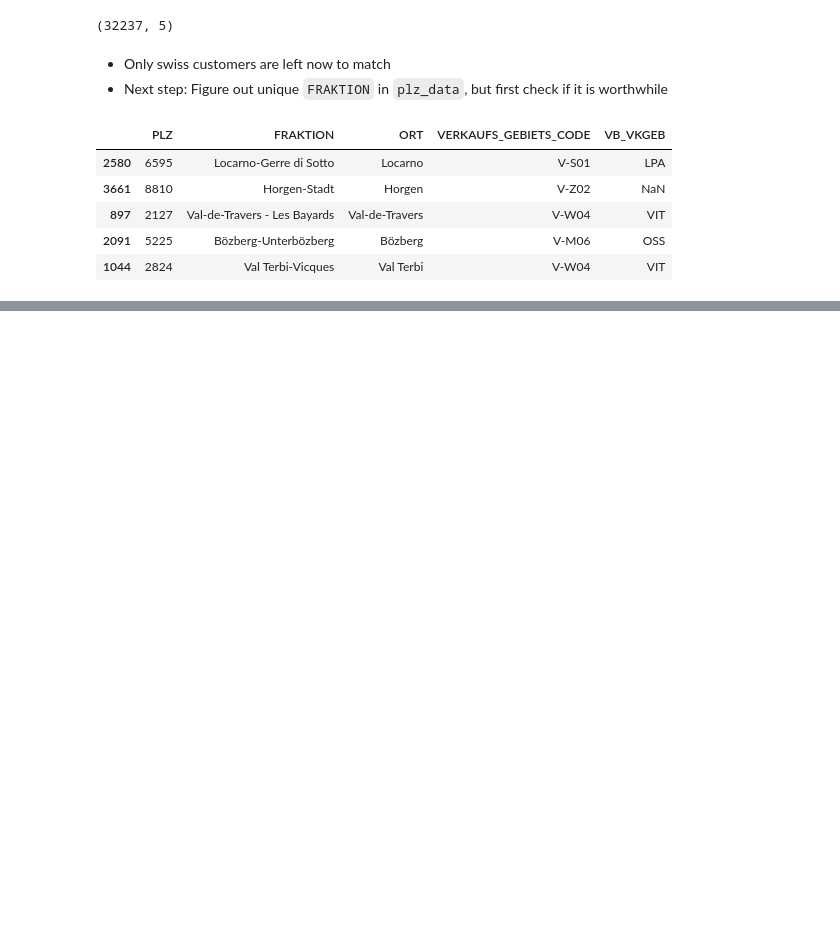
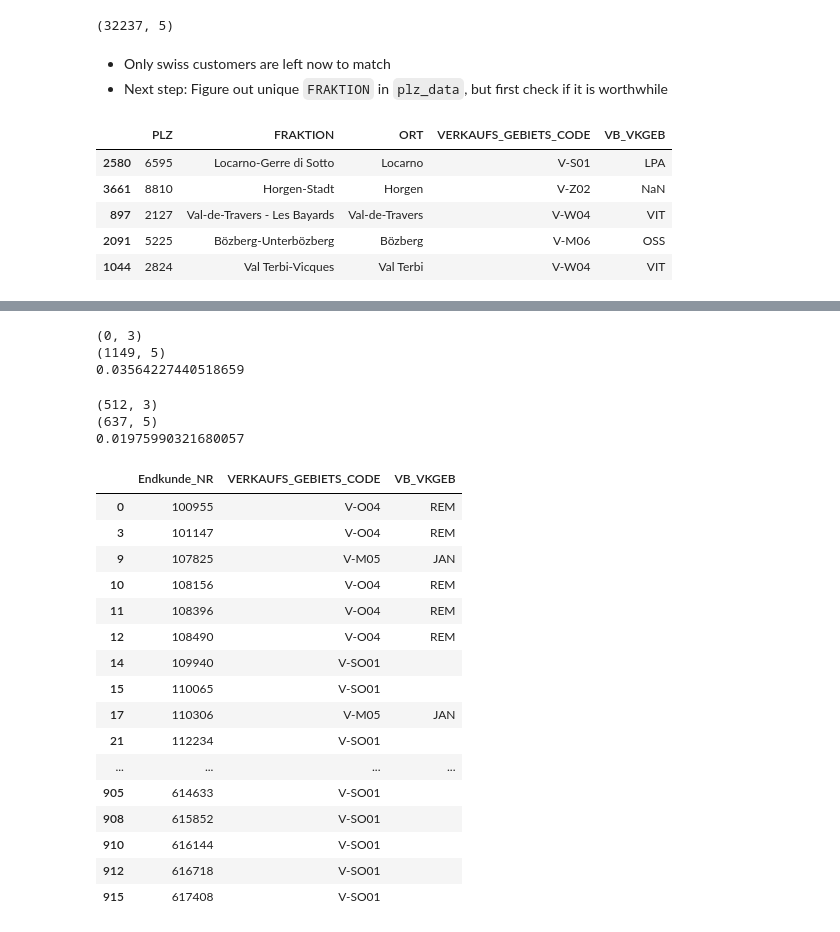
Before and after one commit to apgsga-stc/PredictiveAnalyticsPython, a Jupyter notebook: vkprog_analyse/scribbles.ipynb, the cells around one changed output, grey strips where cells are left out. Drawn from its saved outputs; the diff is of its cells as text; code cells hidden in the pictures; blank space fills up the shorter version.

```diff
--- a/vkprog_analyse/scribbles.ipynb
+++ b/vkprog_analyse/scribbles.ipynb
@@ -254,0 +725,64 @@ IndexingError: Unalignable boolean Series provided as indexer (index of the bool
+# %%
+print(cust_matched_5nique_fraktion.shape)
+print(cust_unmatched.shape)
+print(cust_unmatched.shape[0] / cust_current.shape[0])
+# %% [output]
+(0, 3)
+(1149, 5)
+0.03564227440518659
+# %%
+plz_5nique_plz = (pd.merge(plz_data,
+                                plz_cnt,
+                                left_on="PLZ",
+                                right_on="PLZ",
+                                how="left"
+                               )
+                         .query("CNT == 5") # only 2nique ones
+                         .groupby("PLZ")
+                         .agg(
+                             {"VERKAUFS_GEBIETS_CODE": collect,
+                              "VB_VKGEB": collect,
+                             }
+                         )
+                         .reset_index()
+                      )
+
+cust_container_5nique_plz = (pd.merge(cust_unmatched,
+                                  plz_5nique_plz.loc[:,"""PLZ VERKAUFS_GEBIETS_CODE  VB_VKGEB""".split()],
+                                  left_on="PLZ",
+                                  right_on="PLZ",
+                                  how="left"
+                                 )
+                         )
+
+row_select = cust_container_5nique_plz.loc[:,"VERKAUFS_GEBIETS_CODE"].isna()
+cust_matched_5nique_plz = cust_container_5nique_plz.loc[~row_select,"""Endkunde_NR VERKAUFS_GEBIETS_CODE VB_VKGEB""".split()]
+cust_unmatched          = cust_container_5nique_plz.loc[row_select,"""Endkunde_NR PLZ GEMEINDE KANTON EK_Land""".split()]
+# %%
+print(cust_matched_5nique_plz.shape)
+print(cust_unmatched.shape)
+print(cust_unmatched.shape[0] / cust_current.shape[0])
+# %% [output]
+(512, 3)
+(637, 5)
+0.01975990321680057
+# %%
+cust_matched_5nique_plz
+# %% [output]
+|  | Endkunde_NR | VERKAUFS_GEBIETS_CODE | VB_VKGEB |
+| 0 | 100955 | V-O04 | REM |
+| 3 | 101147 | V-O04 | REM |
+| 9 | 107825 | V-M05 | JAN |
+| 10 | 108156 | V-O04 | REM |
+| 11 | 108396 | V-O04 | REM |
+| 12 | 108490 | V-O04 | REM |
+| 14 | 109940 | V-SO01 |  |
+| 15 | 110065 | V-SO01 |  |
+| 17 | 110306 | V-M05 | JAN |
+| 21 | 112234 | V-SO01 |  |
+| ... | ... | ... | ... |
+| 905 | 614633 | V-SO01 |  |
+| 908 | 615852 | V-SO01 |  |
+| 910 | 616144 | V-SO01 |  |
+| 912 | 616718 | V-SO01 |  |
+| 915 | 617408 | V-SO01 |  |
```
Also changed, not shown: parts of 51 cells of this notebook.
